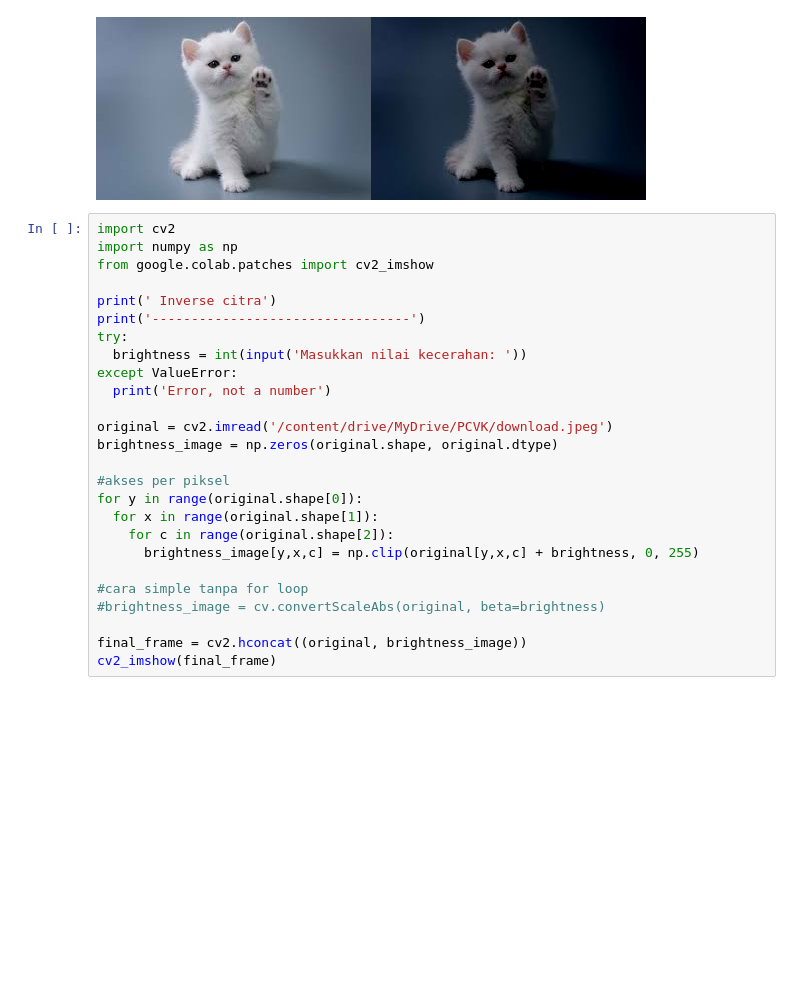
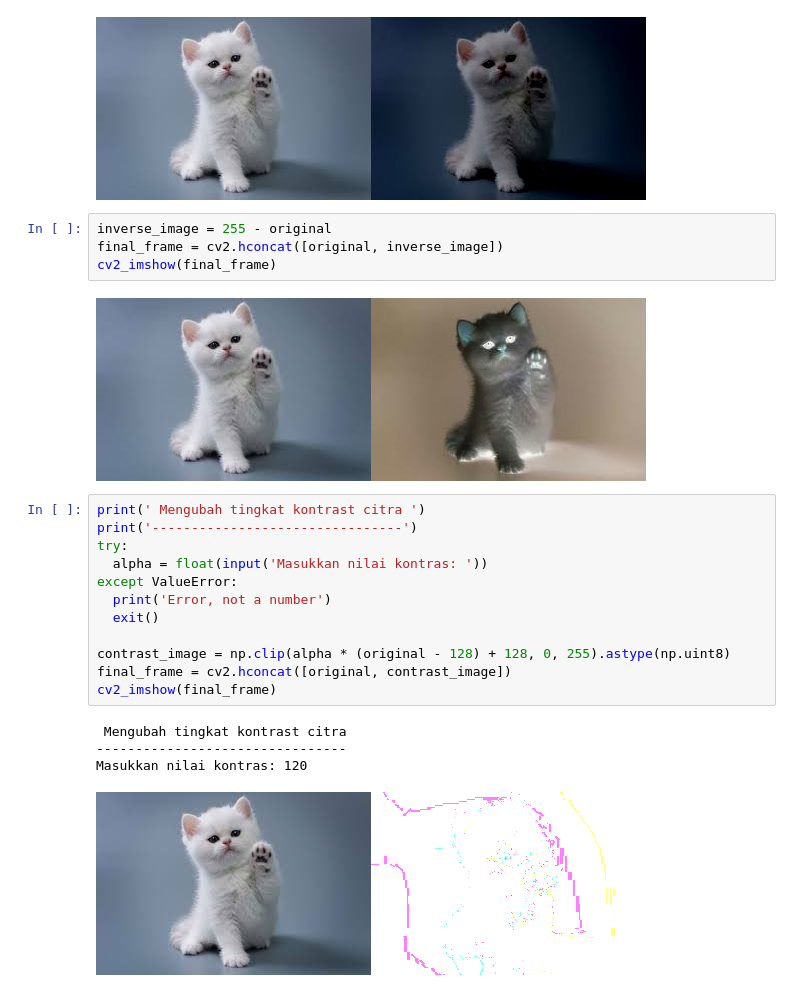
Before and after one commit to emirabiyyu/PCVK_Ganjil_2024, a Jupyter notebook: Week3.ipynb, the cells around one changed output. Drawn from its saved outputs; the diff is of its cells as text; blank space fills up the shorter version.

```diff
--- a/Week3.ipynb
+++ b/Week3.ipynb
@@ -37,29 +37,26 @@ cv2_imshow(final_frame)
 ---------------------------------
 Masukkan nilai kecerahan: -90
 [figure]
-# %%
-import cv2
-import numpy as np
-from google.colab.patches import cv2_imshow
-
-print(' Inverse citra')
-print('---------------------------------')
-try:
-  brightness = int(input('Masukkan nilai kecerahan: '))
-except ValueError:
-  print('Error, not a number')
-
-original = cv2.imread('/content/drive/MyDrive/PCVK/download.jpeg')
-brightness_image = np.zeros(original.shape, original.dtype)
-
-#akses per piksel
-for y in range(original.shape[0]):
-  for x in range(original.shape[1]):
-    for c in range(original.shape[2]):
-      brightness_image[y,x,c] = np.clip(original[y,x,c] + brightness, 0, 255)
-
-#cara simple tanpa for loop
-#brightness_image = cv.convertScaleAbs(original, beta=brightness)
-
-final_frame = cv2.hconcat((original, brightness_image))
-cv2_imshow(final_frame)
+# %%
+inverse_image = 255 - original
+final_frame = cv2.hconcat([original, inverse_image])
+cv2_imshow(final_frame)
+# %% [output]
+[figure, added]
+# %%
+print(' Mengubah tingkat kontrast citra ')
+print('--------------------------------')
+try:
+  alpha = float(input('Masukkan nilai kontras: '))
+except ValueError:
+  print('Error, not a number')
+  exit()
+
+contrast_image = np.clip(alpha * (original - 128) + 128, 0, 255).astype(np.uint8)
+final_frame = cv2.hconcat([original, contrast_image])
+cv2_imshow(final_frame)
+# %% [output]
+ Mengubah tingkat kontrast citra
+--------------------------------
+Masukkan nilai kontras: 120
+[figure, added]
```
